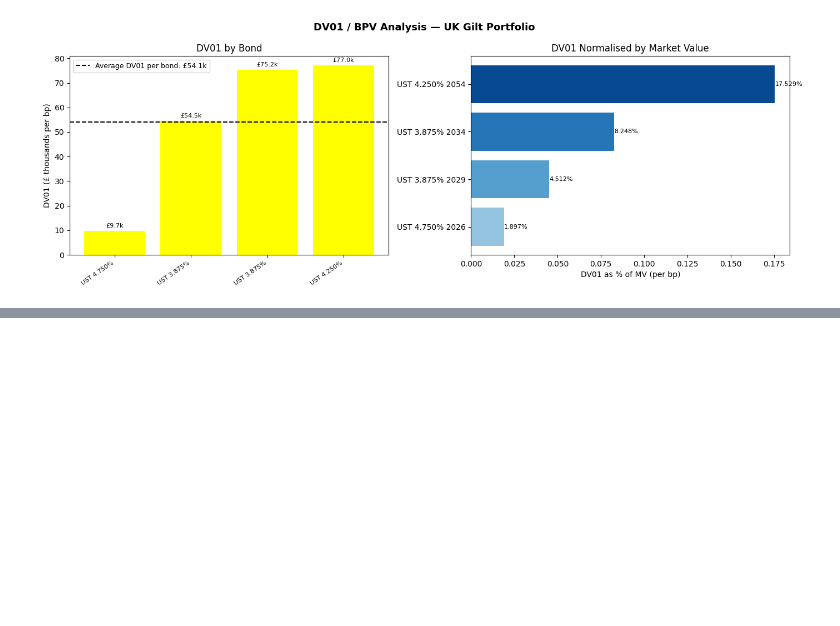
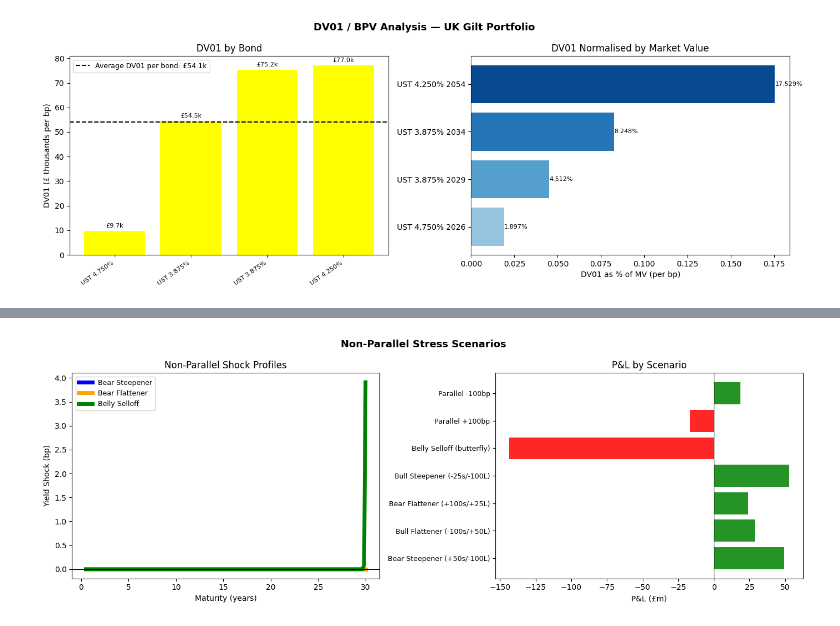
Before and after one commit to sbaijal/Yield-Curve-Modeling, a Jupyter notebook: notebooks/yield-curve-risk-management.ipynb, the cells around one changed output, grey strips where cells are left out. Saved outputs shown, nothing was run; the diff lists cells and outputs as text; code cells hidden in the pictures; blank space fills up the shorter version.

Commit message:
non parallel stress tests

```diff
--- a/notebooks/yield-curve-risk-management.ipynb
+++ b/notebooks/yield-curve-risk-management.ipynb
@@ -259,0 +260,78 @@ pnl_200 = stress_df.loc[stress_df['Shock (bp)']==200, 'PnL ($m)'].values[0]
+# %%
+def nonparallel_shocks(short_shock, long_shock, mid_shock=0, short_cutoff=2, long_cutoff=10):
+
+    total_mv = 0
+    for _, rows in portfolio_df.iterrows():
+        if rows['Maturity (years)'] <= short_cutoff:
+            shock = short_shock
+        elif rows['Maturity (years)'] >= long_cutoff:
+            shock = long_shock
+        else:
+            t = (rows['Maturity (years)'] - short_cutoff) / (long_cutoff - short_cutoff)
+            shock = short_shock * (1-t) + long_shock * t
+        shock+= mid_shock * np.exp(0.5 * (rows['Maturity (years)']-5)**2)
+        non_parallel_params = dict(b0 = NS['b0'] + shock/100,
+                                   b1 = NS['b1'],
+                                   b2 = NS['b2'],
+                                   lam = NS['lam'])
+        bond_price = price_bond(rows['Coupon Rate (%)'], rows['Maturity (years)'], params = non_parallel_params)['price']
+        total_mv += bond_price/100 * rows['Face Value ($)'] * 1e6
+    return total_mv
+
+scenarios = {
+    'Bear Steepener (+50s/-100L)': nonparallel_shocks(short_shock=+50, long_shock=-100),
+    'Bull Flattener (-100s/+50L)': nonparallel_shocks(short_shock=-100, long_shock=+50),
+    'Bear Flattener (+100s/+25L)': nonparallel_shocks(short_shock=+100, long_shock=+25),
+    'Bull Steepener (-25s/-100L)': nonparallel_shocks(short_shock=-25, long_shock=-100),
+    'Belly Selloff (butterfly)':   nonparallel_shocks(short_shock=0, long_shock=0, mid_shock=75),
+    'Parallel +100bp':             portfolio_mv(+100),
+    'Parallel -100bp':             portfolio_mv(-100),
+}
+
+print(f"Non-Parallel Scenario Analysis  (Base MV = ${base_mv/1e6:.1f}m)")
+print("="*62)
+for name, mv in scenarios.items():
+    pnl = (mv - base_mv) / 1e6
+    print(f'{name}: PnL = $ {pnl:.2f}m')
+
+tau_vis = np.linspace(0.5, 30, 200)
+def shock_profile(short, long, mid=0):
+    profile = []
+    for t in tau_vis:
+        if t<=2: shock = short
+        elif t>=10: shock = long
+        else: shock = short* (1-(t-2)/8) + long*((t-2)/8)
+        shock+= mid * np.exp(0.5 * (t-5)**2)
+        profile.append(shock)
+    return np.array(profile)
+
+profiles = {
+    'Bear Steepener': shock_profile(50, -100),
+    'Bear Flattener': shock_profile(100, 25),
+    'Belly Selloff':  shock_profile(0, 0, 75),
+}
+
+fig, axes = plt.subplots(1, 2, figsize=(14, 5))
+colors_s = ['blue', 'orange', 'green']
+for (name, prof), col in zip(profiles.items(), colors_s):
+    axes[0].plot(tau_vis, prof/1e137, color=col, lw=5, label=name)
+axes[0].axhline(0, color='black', lw=0.8)
+axes[0].set_xlabel('Maturity (years)')
+axes[0].set_ylabel('Yield Shock (bp)')
+axes[0].set_title('Non-Parallel Shock Profiles')
+axes[0].legend(fontsize=9)
+
+pnls = [(n, (mv-base_mv)/1e6) for n, mv in scenarios.items()]
+names_s, vals_s = zip(*pnls)
+colors_bar = ['green' if v > 0 else 'red' for v in vals_s]
+axes[1].barh(range(len(names_s)), vals_s, color=colors_bar, alpha=0.85)
+axes[1].set_yticks(range(len(names_s)))
+axes[1].set_yticklabels(names_s, fontsize=9)
+axes[1].axvline(0, color='black', lw=0.8)
+axes[1].set_xlabel('P&L (£m)')
+axes[1].set_title('P&L by Scenario')
+
+plt.suptitle('Non-Parallel Stress Scenarios', fontsize=13, fontweight='bold')
+plt.tight_layout()
+plt.show()
+# %% [output]
@@ -259,0 +347 @@ pnl_200 = stress_df.loc[stress_df['Shock (bp)']==200, 'PnL ($m)'].values[0]
+[figure, added]
```
Also changed, not shown: parts of 4 cells of this notebook.
